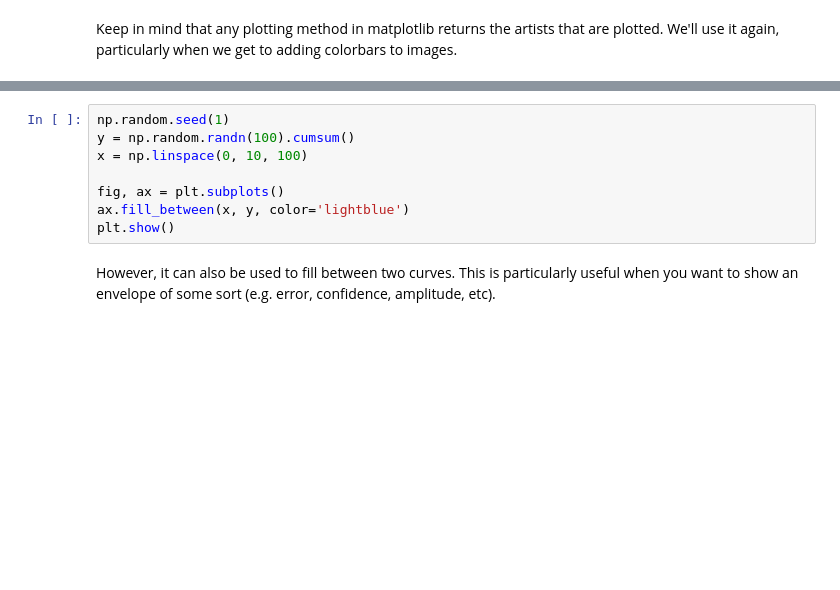
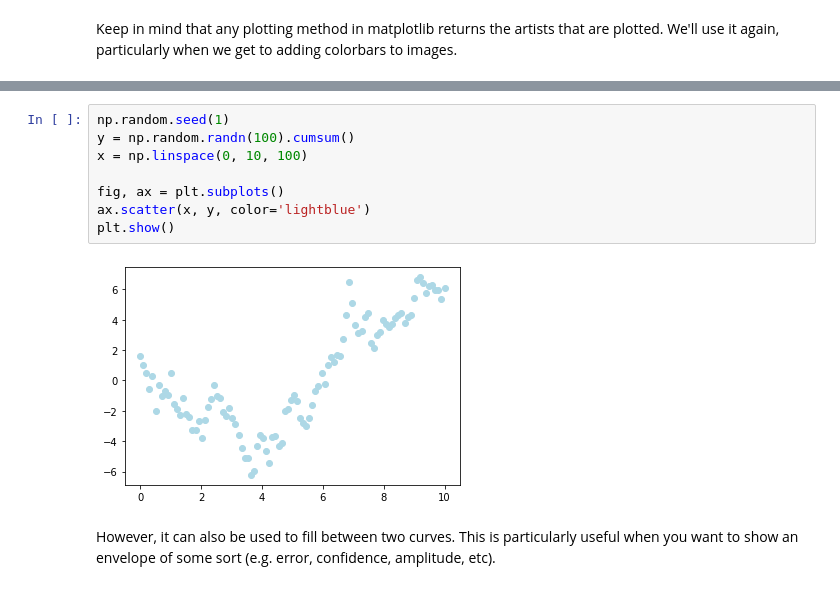
Before and after one commit to tankusb/CS512, a Jupyter notebook: AnatomyOfMatplotlib-master/AnatomyOfMatplotlib-master/AnatomyOfMatplotlib-Part2-Plotting_Methods_Overview.ipynb, the cells around one changed output, grey strips where cells are left out. Saved outputs shown, nothing was run; the diff lists cells and outputs as text; blank space fills up the shorter version.

```diff
--- a/AnatomyOfMatplotlib-master/AnatomyOfMatplotlib-master/AnatomyOfMatplotlib-Part2-Plotting_Methods_Overview.ipynb
+++ b/AnatomyOfMatplotlib-master/AnatomyOfMatplotlib-master/AnatomyOfMatplotlib-Part2-Plotting_Methods_Overview.ipynb
@@ -83,11 +87,13 @@ Of these functions, `ax.fill_between(...)` is probably the one you'll use the mo
 # %%
 np.random.seed(1)
 y = np.random.randn(100).cumsum()
 x = np.linspace(0, 10, 100)
 
 fig, ax = plt.subplots()
-ax.fill_between(x, y, color='lightblue')
+ax.scatter(x, y, color='lightblue')
 plt.show()
+# %% [output]
+[figure, added]
 # %% [markdown]
 However, it can also be used to fill between two curves.  This is particularly useful when you want to show an envelope of some sort (e.g. error, confidence, amplitude, etc).
 # %%
```
Also changed, not shown: parts of 11 cells of this notebook, 30 other files.
